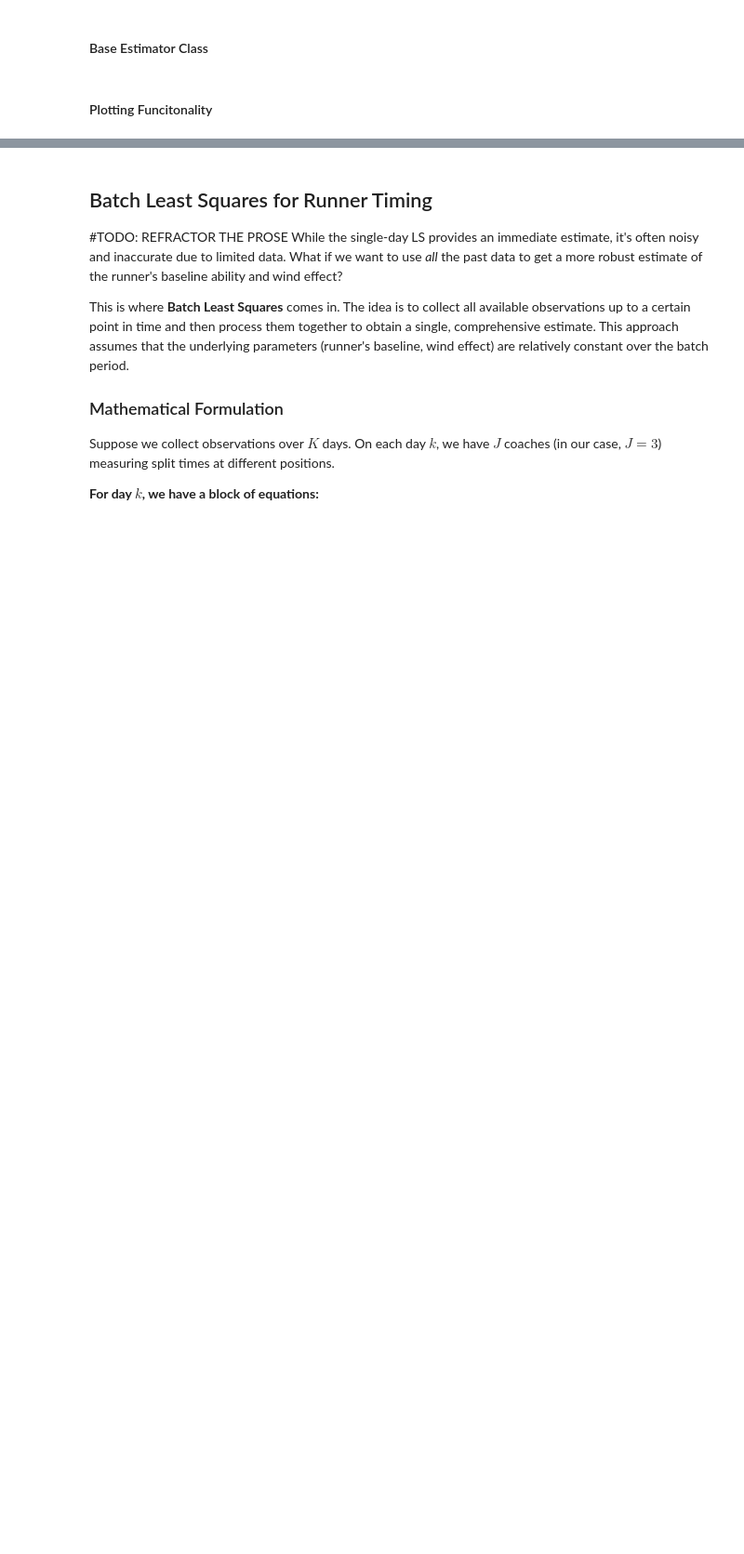
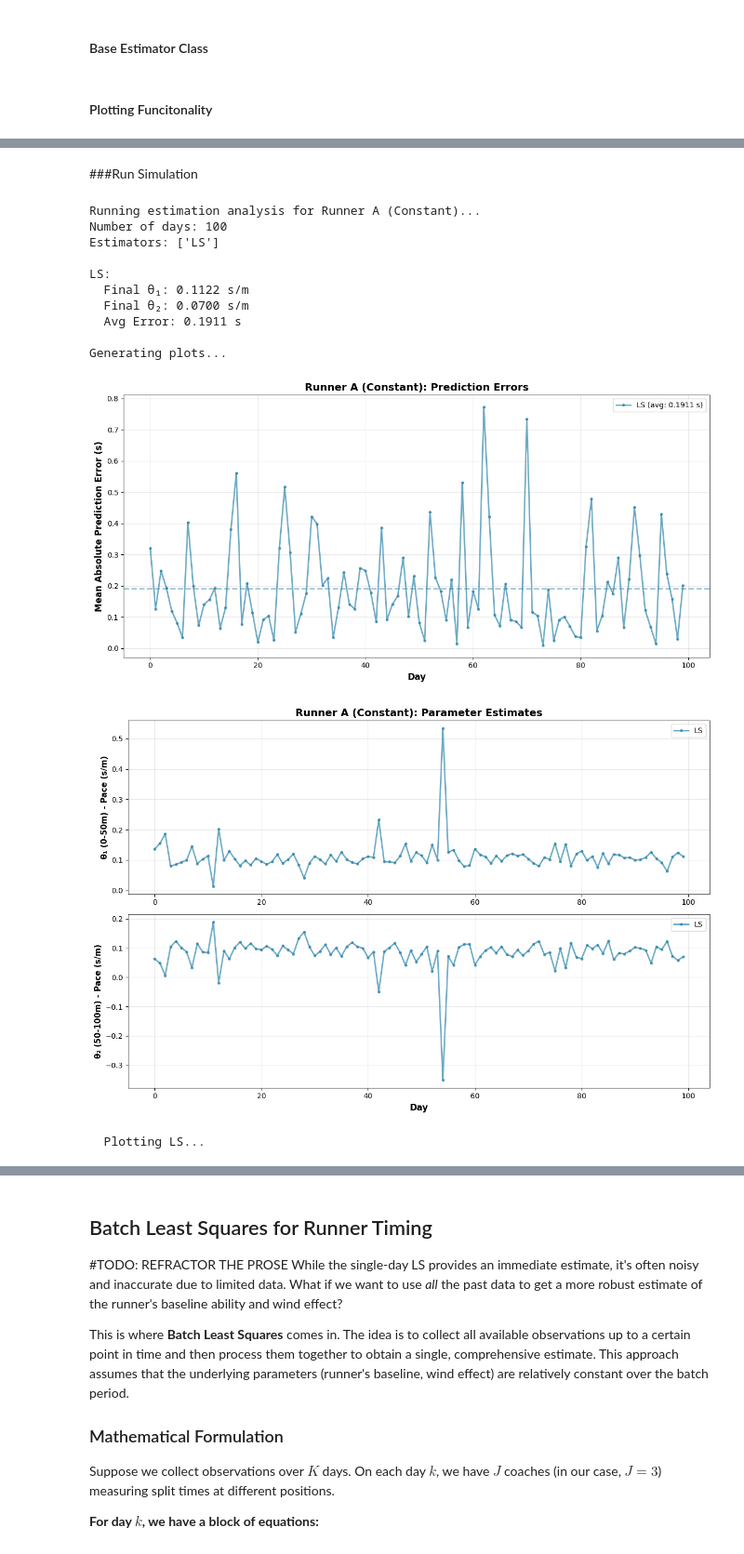
Before and after one commit to ysn9vq-gmu/rqe_tutorials, a Jupyter notebook: ls_rls.ipynb, the cells around one changed output, grey strips where cells are left out. Shown at 93% size. Cells and saved outputs as stored; diff of their text form; code cells hidden in the pictures; blank space fills up the shorter version.

```diff
--- a/ls_rls.ipynb
+++ b/ls_rls.ipynb
@@ -1004,0 +989,61 @@ Running estimators...
+# %% [markdown]
+###Run Simulation
+# %%
+# Setup
+num_days = 100
+
+# Define estimators to compare
+estimators = {
+    'LS': LeastSquares(),
+    #'Batch LS (λ=1.0)': BatchedLeastSquares(lambda_=1.0)
+}
+# Run analysis for Runner A
+results_A = run_estimation_analysis(
+    runner=runner_A,
+    estimators_dict=estimators,
+    num_days=num_days,
+    plot_day_idx=-1,
+    show_plots=True)
+
+# Run analysis for Runner B (create new estimators)
+estimators_B = {
+    'LS': LeastSquares()
+}
+
+results_B = run_estimation_analysis(
+    runner=runner_B,
+    estimators_dict=estimators_B,
+    num_days=num_days,
+    plot_day_idx=-1,
+    show_plots=False
+)
+
+# Or run without plots and just get results
+estimators_C = {
+    'LS': LeastSquares()
+}
+
+results_C = run_estimation_analysis(
+    runner=runner_C,
+    estimators_dict=estimators_C,
+    num_days=num_days,
+    show_plots=False
+)
+# Access results later
+estimates_ls_A, errors_ls_A = results_A['LS']
+# Can plot specific things later
+# plot_velocity_comparison(runner_A, estimates_ls_A, day_idx=50)
+# %% [output]
+Running estimation analysis for Runner A (Constant)...
+Number of days: 100
+Estimators: ['LS']
+
+LS:
+  Final θ₁: 0.1122 s/m
+  Final θ₂: 0.0700 s/m
+  Avg Error: 0.1911 s
+
+Generating plots...
+[figure, added]
+[figure, added]
+  Plotting LS...
```
Also changed, not shown: parts of 23 cells of this notebook.
